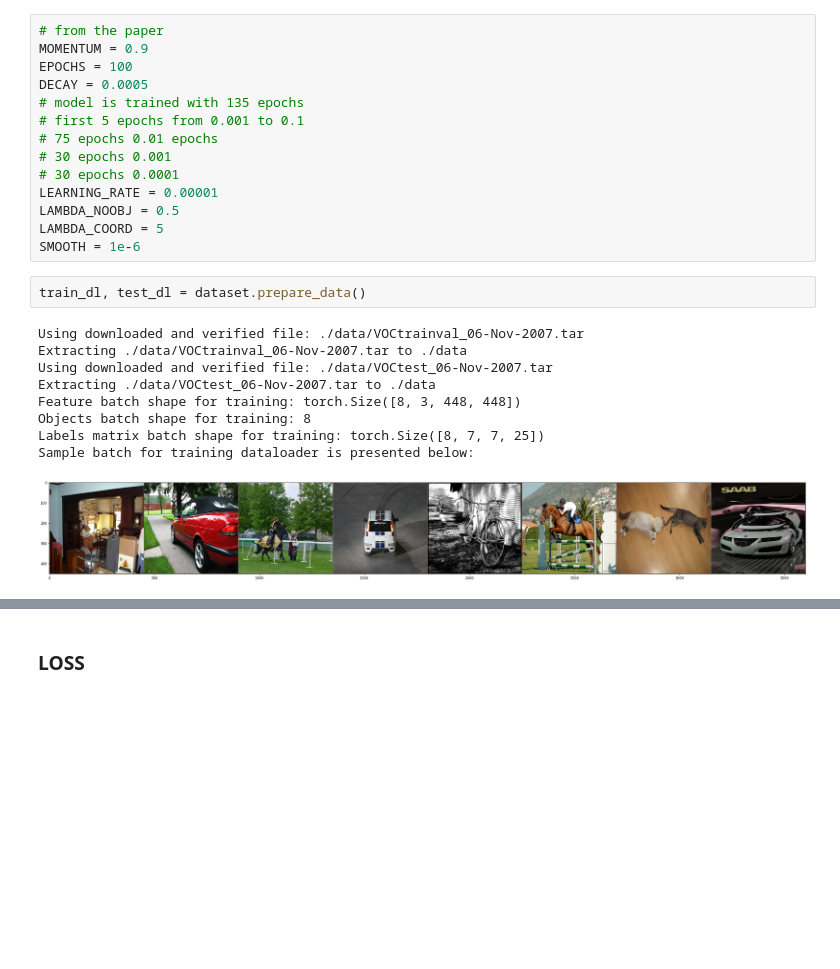
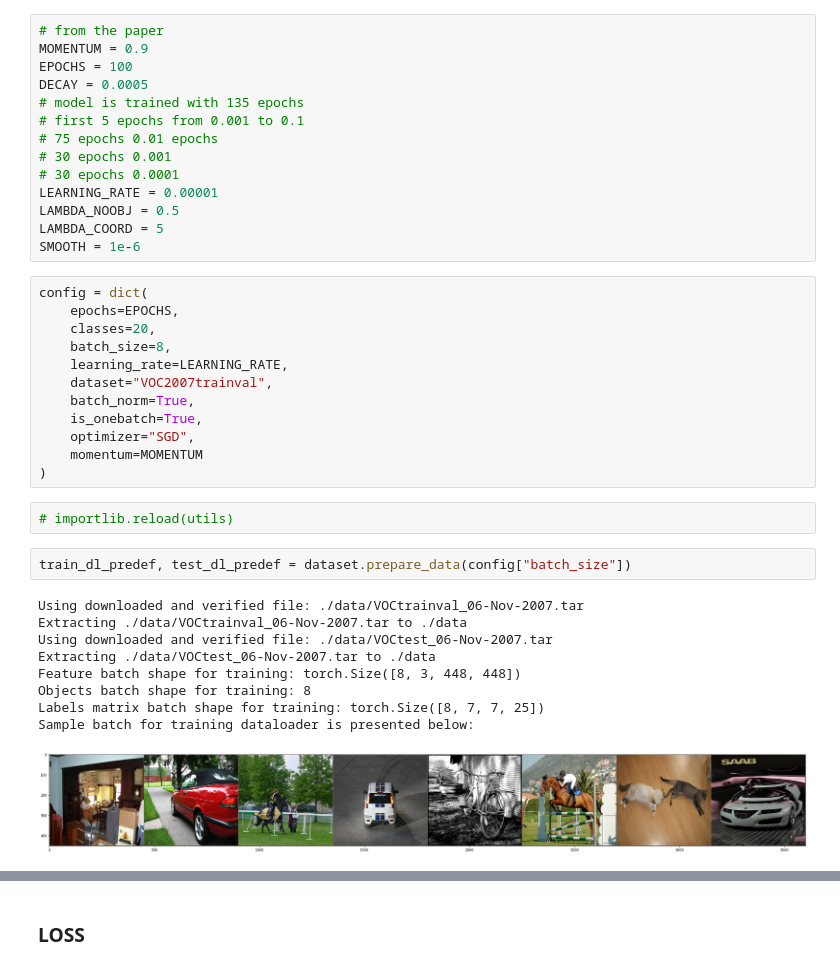
Before and after one commit to bindas1/YOLO-recreated, a Jupyter notebook: Forward_propagation.ipynb, the cells around one changed output, grey strips where cells are left out. Drawn from its saved outputs; the diff is of its cells as text; blank space fills up the shorter version.

```diff
--- a/Forward_propagation.ipynb
+++ b/Forward_propagation.ipynb
@@ -85,16 +77,30 @@ LEARNING_RATE = 0.00001
 LAMBDA_NOOBJ = 0.5
 LAMBDA_COORD = 5
 SMOOTH = 1e-6
-# %%
-train_dl, test_dl = dataset.prepare_data()
-# %% [output]
-Using downloaded and verified file: ./data/VOCtrainval_06-Nov-2007.tar
-Extracting ./data/VOCtrainval_06-Nov-2007.tar to ./data
-Using downloaded and verified file: ./data/VOCtest_06-Nov-2007.tar
-Extracting ./data/VOCtest_06-Nov-2007.tar to ./data
-Feature batch shape for training: torch.Size([8, 3, 448, 448])
-Objects batch shape for training: 8
-Labels matrix batch shape for training: torch.Size([8, 7, 7, 25])
-Sample batch for training dataloader is presented below:
-[figure, removed]
+# %%
+config = dict(
+    epochs=EPOCHS,
+    classes=20,
+    batch_size=8,
+    learning_rate=LEARNING_RATE,
+    dataset="VOC2007trainval",
+    batch_norm=True,
+    is_onebatch=True,
+    optimizer="SGD",
+    momentum=MOMENTUM
+)
+# %%
+# importlib.reload(utils)
+# %%
+train_dl_predef, test_dl_predef = dataset.prepare_data(config["batch_size"])
+# %% [output]
+Using downloaded and verified file: ./data/VOCtrainval_06-Nov-2007.tar
+Extracting ./data/VOCtrainval_06-Nov-2007.tar to ./data
+Using downloaded and verified file: ./data/VOCtest_06-Nov-2007.tar
+Extracting ./data/VOCtest_06-Nov-2007.tar to ./data
+Feature batch shape for training: torch.Size([8, 3, 448, 448])
+Objects batch shape for training: 8
+Labels matrix batch shape for training: torch.Size([8, 7, 7, 25])
+Sample batch for training dataloader is presented below:
+[figure, added]
 # %%
```
Also changed, not shown: parts of 39 cells of this notebook, 2 other files.
